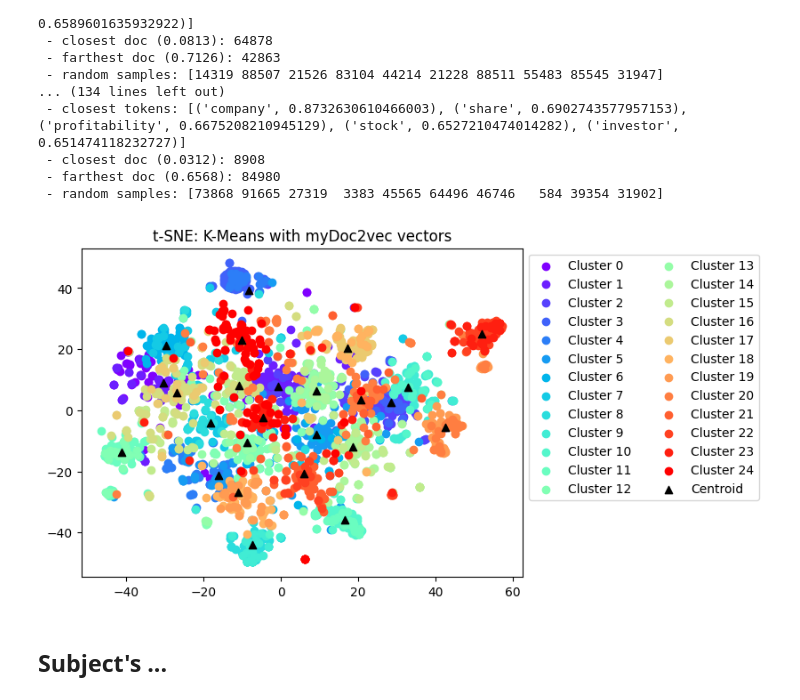
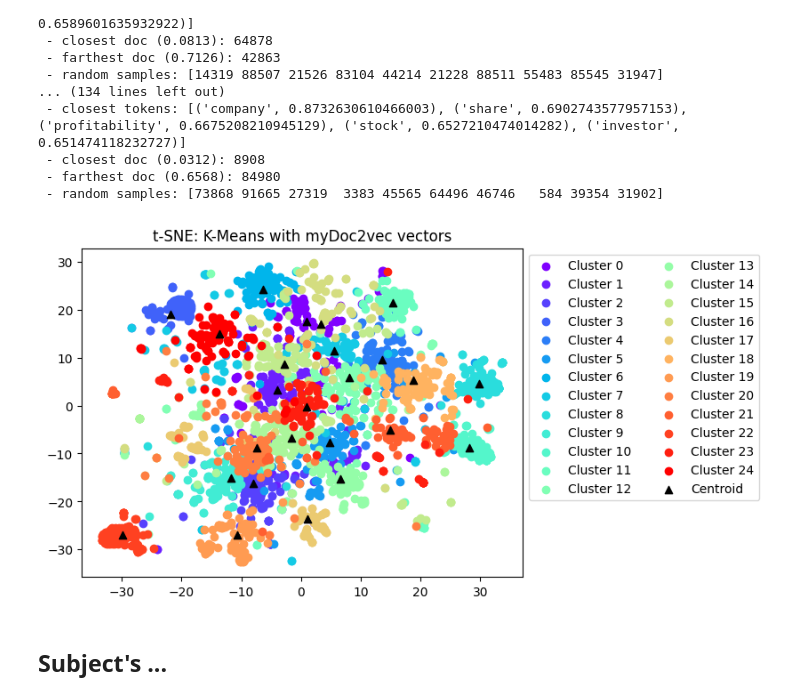
Before and after one commit to MatteoOnger/NLP_Project, a Jupyter notebook: NLP_EED.ipynb, the cells around one changed output. Cells and saved outputs as stored; diff of their text form; code cells hidden in the pictures.

```diff
--- a/NLP_EED.ipynb
+++ b/NLP_EED.ipynb
@@ -1021,35 +1021,35 @@ Cluster 1 =>
 # number of samples per cluster to display
 N = 100
 
 # <N> samples of document vectors for each cluster
 samples = vec_corpus[
     np.array([np.random.choice(np.where(clusters == k)[0], N) for k in range(K)]).flatten()
 ]
 
 # documents and centroids as points in a n-dimensional space
 points_nD = np.concatenate((samples, centroids))
 
 # t-SNE to reduce the number of dimensions
-tsne = TSNE(n_components=2, max_iter=2000, perplexity=50)
+tsne = TSNE(n_components=2, max_iter=2500, perplexity=100)
 points_2D = tsne.fit_transform(points_nD)
 
 # plot the clusters with their centroids
 fig = plt.figure()
 ax = fig.add_subplot()
 colors = plt.cm.rainbow(np.linspace(0, 1, K))
 for k, color in enumerate(colors):
     ax.scatter(
         points_2D[k*N:k*N+N, 0], points_2D[k*N:k*N+N, 1],
         alpha=1,
         color=color,
         label=f"Cluster {k}"
     )
 ax.scatter(points_2D[-K:, 0], points_2D[-K:, 1], color="black", marker='^', label="Centroid")
 plt.title("t-SNE: K-Means with myDoc2vec vectors")
 plt.legend(bbox_to_anchor=(1, 1), loc='upper left', ncol=2)
 plt.show()
 # %% [output]
-[figure, old version]
+[figure, new version]
 # %% [markdown]
 ## Subject's ...
 # %%
```
Also changed, not shown: parts of 2 cells of this notebook.
